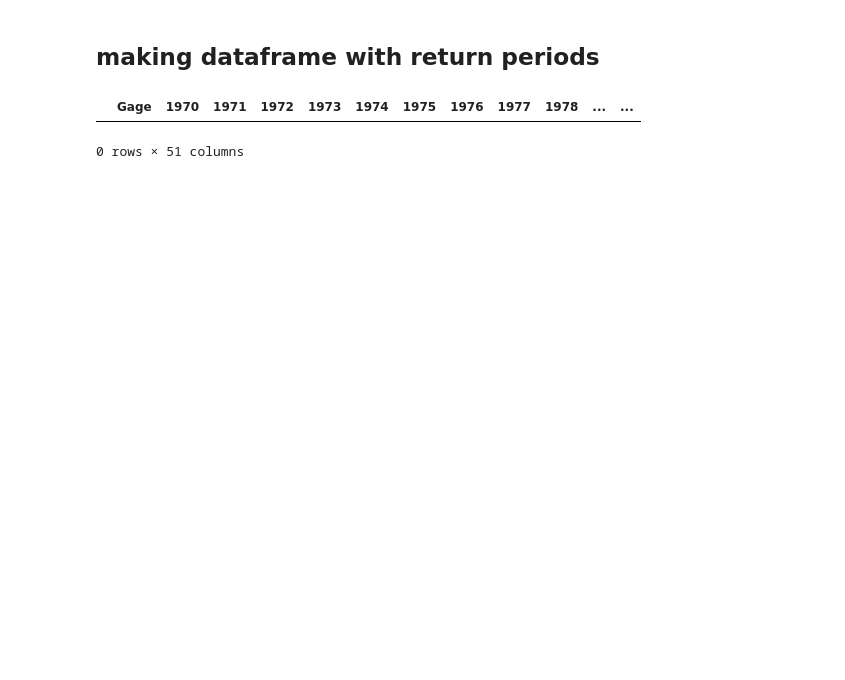
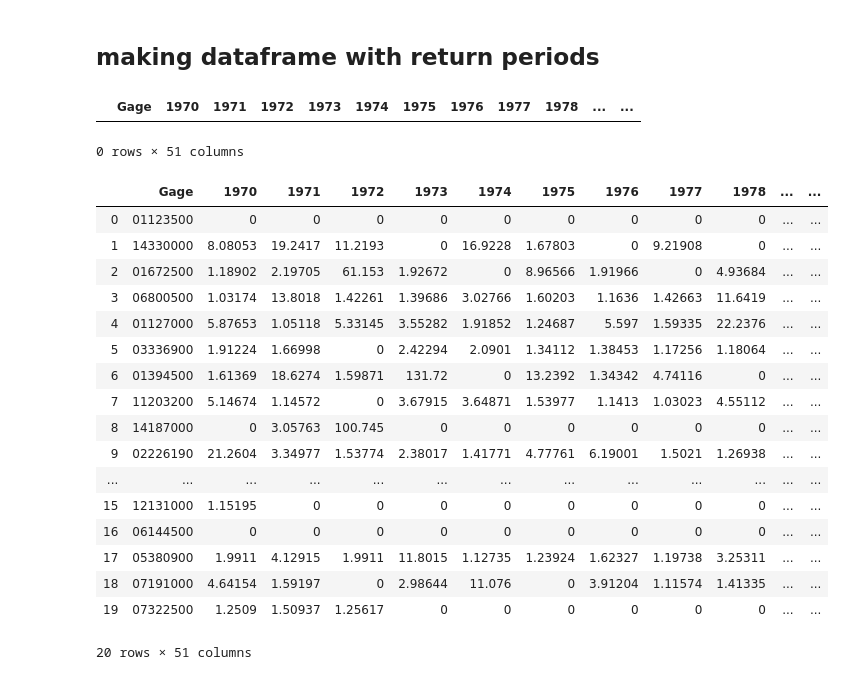
Before and after one commit to calvinwhealton/floods_housing_zipcode, a Jupyter notebook: notebooks/cleaning/USGS_gage_processing.ipynb, the cells around one changed output. Drawn from its saved outputs; the diff is of its cells as text; code cells hidden in the pictures; blank space fills up the shorter version.

```diff
--- a/notebooks/cleaning/USGS_gage_processing.ipynb
+++ b/notebooks/cleaning/USGS_gage_processing.ipynb
@@ -69,8 +67,13 @@ from scipy.stats import norm
 import numpy as np
 import datetime
 # %%
-os.chdir('/Users/calvinwhealton/Documents/GitHub/tdi_capstone/peak_data/gages')
-list_files = os.listdir()
+os.chdir('/Users/calvinwhealton/Documents/GitHub/tdi_capstone/data/peak_data/gages')
+import glob
+
+def listdir_nohidden(path):
+    return glob.glob(os.path.join(path, '*'))
+
+list_files = listdir_nohidden('/Users/calvinwhealton/Documents/GitHub/tdi_capstone/data/peak_data/gages')
 
 yr_list = ['Gage']
 for i in range(1970,2020):
@@ -129,3 +138,24 @@ for i in range(len(list_files)):
+# %%
+ts_rps.head(20)
+# %% [output]
+|  | Gage | 1970 | 1971 | 1972 | 1973 | 1974 | 1975 | 1976 | 1977 | 1978 | ... | ... |
+| 0 | 01123500 | 0 | 0 | 0 | 0 | 0 | 0 | 0 | 0 | 0 | ... | ... |
+| 1 | 14330000 | 8.08053 | 19.2417 | 11.2193 | 0 | 16.9228 | 1.67803 | 0 | 9.21908 | 0 | ... | ... |
+| 2 | 01672500 | 1.18902 | 2.19705 | 61.153 | 1.92672 | 0 | 8.96566 | 1.91966 | 0 | 4.93684 | ... | ... |
+| 3 | 06800500 | 1.03174 | 13.8018 | 1.42261 | 1.39686 | 3.02766 | 1.60203 | 1.1636 | 1.42663 | 11.6419 | ... | ... |
+| 4 | 01127000 | 5.87653 | 1.05118 | 5.33145 | 3.55282 | 1.91852 | 1.24687 | 5.597 | 1.59335 | 22.2376 | ... | ... |
+| 5 | 03336900 | 1.91224 | 1.66998 | 0 | 2.42294 | 2.0901 | 1.34112 | 1.38453 | 1.17256 | 1.18064 | ... | ... |
+| 6 | 01394500 | 1.61369 | 18.6274 | 1.59871 | 131.72 | 0 | 13.2392 | 1.34342 | 4.74116 | 0 | ... | ... |
+| 7 | 11203200 | 5.14674 | 1.14572 | 0 | 3.67915 | 3.64871 | 1.53977 | 1.1413 | 1.03023 | 4.55112 | ... | ... |
+| 8 | 14187000 | 0 | 3.05763 | 100.745 | 0 | 0 | 0 | 0 | 0 | 0 | ... | ... |
+| 9 | 02226190 | 21.2604 | 3.34977 | 1.53774 | 2.38017 | 1.41771 | 4.77761 | 6.19001 | 1.5021 | 1.26938 | ... | ... |
+| ... | ... | ... | ... | ... | ... | ... | ... | ... | ... | ... | ... | ... |
+| 15 | 12131000 | 1.15195 | 0 | 0 | 0 | 0 | 0 | 0 | 0 | 0 | ... | ... |
+| 16 | 06144500 | 0 | 0 | 0 | 0 | 0 | 0 | 0 | 0 | 0 | ... | ... |
+| 17 | 05380900 | 1.9911 | 4.12915 | 1.9911 | 11.8015 | 1.12735 | 1.23924 | 1.62327 | 1.19738 | 3.25311 | ... | ... |
+| 18 | 07191000 | 4.64154 | 1.59197 | 0 | 2.98644 | 11.076 | 0 | 3.91204 | 1.11574 | 1.41335 | ... | ... |
+| 19 | 07322500 | 1.2509 | 1.50937 | 1.25617 | 0 | 0 | 0 | 0 | 0 | 0 | ... | ... |
+20 rows × 51 columns
 # %%
 ts_rps.shape
 # %% [output]
```
Also changed, not shown: parts of 11 cells of this notebook.
